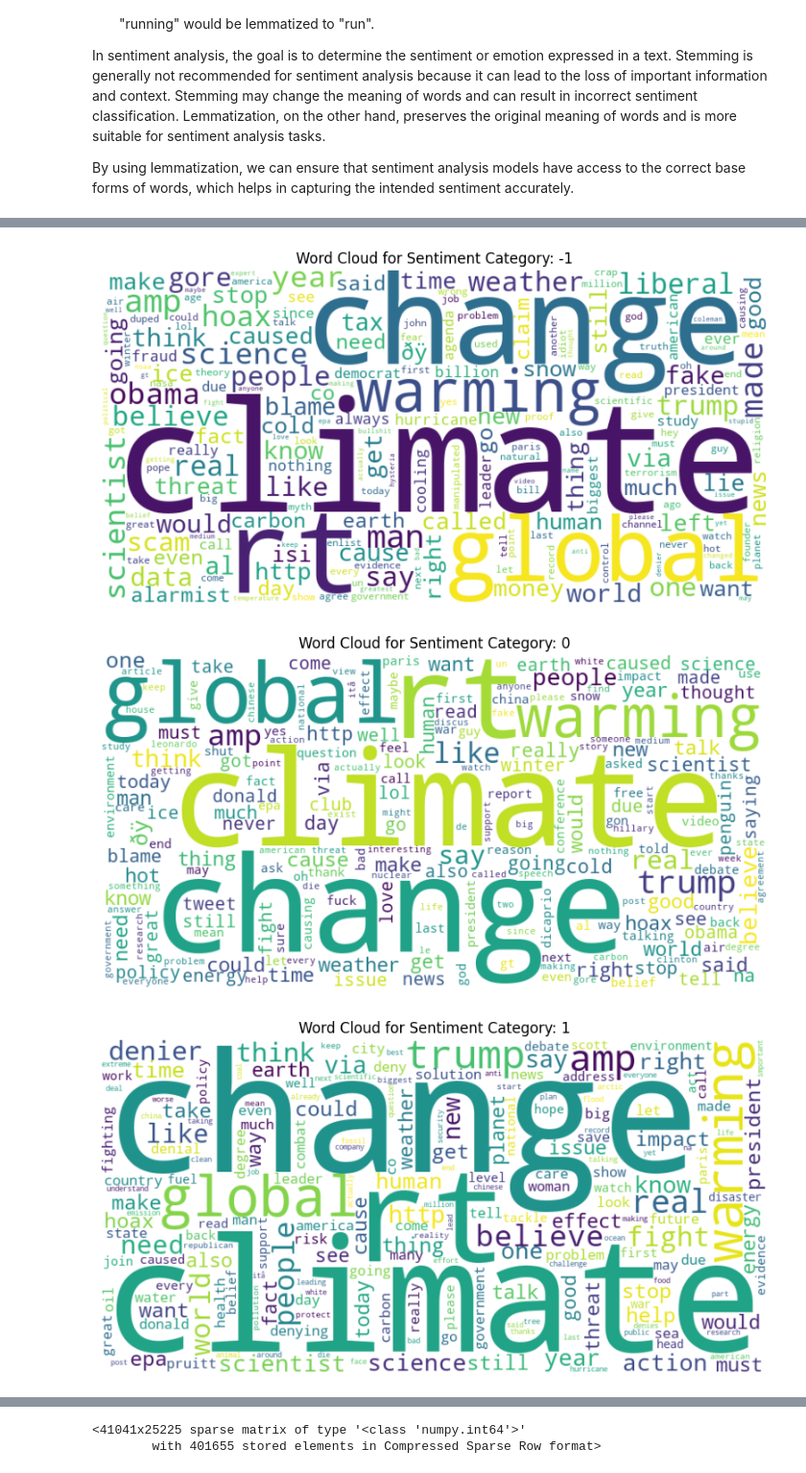
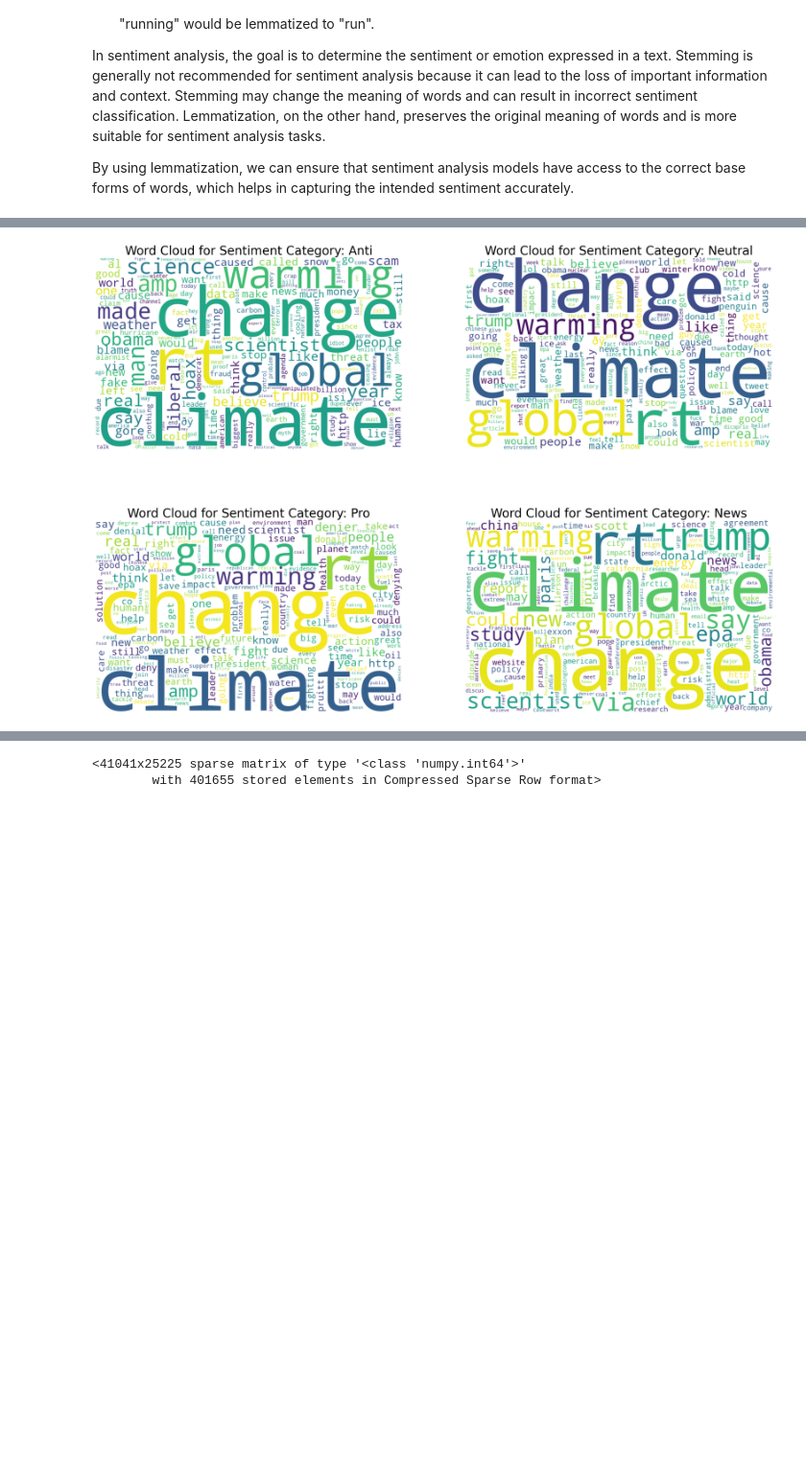
Before and after one commit to adevilde/Twitter-Climate-Change-Sentiment-Analysis, a Jupyter notebook: Twitter_Climate_Change_Sentiment.ipynb, the cells around one changed output, grey strips where cells are left out. Shown at 96% size. Drawn from its saved outputs; the diff is of its cells as text; code cells hidden in the pictures; blank space fills up the shorter version.

```diff
--- a/Twitter_Climate_Change_Sentiment.ipynb
+++ b/Twitter_Climate_Change_Sentiment.ipynb
@@ -370,7 +372,7 @@ def clean_text(text):
 tweets = df.copy()
 
 # Apply the clean_text function to the 'message' column
-tweets['clean_message'] = tweets['message'].apply(clean_text)
+tweets['clean_tweet'] = tweets['message'].apply(clean_text)
 
 tweets.head()
 # %% [output]
@@ -399,8 +401,8 @@ def tweet_tokens(text):
 
     return filtered_text
 # %%
-# Apply the remove_stopwords function to the 'clean_message' column
-tweets['tweet_tokens'] = tweets['clean_message'].apply(tweet_tokens)
+# Apply the remove_stopwords function to the 'clean_tweet' column
+tweets['tweet_tokens'] = tweets['clean_tweet'].apply(tweet_tokens)
 
 tweets.head()
 # %% [output]
@@ -478,30 +460,37 @@ Note: you may need to restart the kernel to use updated packages.
 # %%
-from wordcloud import WordCloud
-import matplotlib.pyplot as plt
+# Define category labels
+category_labels = {-1: 'Anti', 0: 'Neutral', 1: 'Pro', 2: 'News'}
 
-# Step 1: Group lemmatized tweets by sentiment categories
+# Create subplots for each sentiment category
+f, axarr = plt.subplots(2, 2, figsize=(35, 25))
+
+# Group lemmatized tweets by sentiment categories
 grouped_tweets = tweets.groupby('sentiment')
 
-# Step 2 and 3: Create word cloud for each sentiment category
-for sentiment, group in grouped_tweets:
-    # Step 2: Count word frequencies using CountVectorizer
+# Create word cloud for each sentiment category
+for (sentiment, group), ax in zip(grouped_tweets, axarr.flatten()):
+    # Count word frequencies using CountVectorizer
     cv = CountVectorizer()
     vect = cv.fit_transform(group['lemmatized_tweet'])
+
     # Get feature names (words)
     feature_names = cv.get_feature_names_out()
 
+    # Convert sparse matrix to array and sum frequencies
     word_freq = dict(zip(feature_names, vect.toarray().sum(axis=0)))
 
-    # Step 3: Create word cloud
-    wordcloud = WordCloud(width=800, height=400, background_color='white').generate_from_frequencies(word_freq)
+    # Create word cloud
+    wordcloud = WordCloud(width=800, height=500, background_color='white').generate_from_frequencies(word_freq)
 
     # Plot the word cloud
-    plt.figure(figsize=(10, 6))
-    plt.imshow(wordcloud, interpolation='bilinear')
-    plt.title(f'Word Cloud for Sentiment Category: {sentiment}')
-    plt.axis('off')
-    plt.show()
+    ax.imshow(wordcloud, interpolation='bilinear')
+    ax.set_title(f'Word Cloud for Sentiment Category: {category_labels[sentiment]}', fontsize=35)
+    ax.axis('off')
+
+# Remove the ticks on the x and y axes
+for ax in f.axes:
+    ax.axis('off')
+
+plt.show()
 # %% [output]
-[figure, old version]
+[figure, new version]
-[figure, removed]
-[figure, removed]
```
Also changed, not shown: parts of 12 cells of this notebook.
